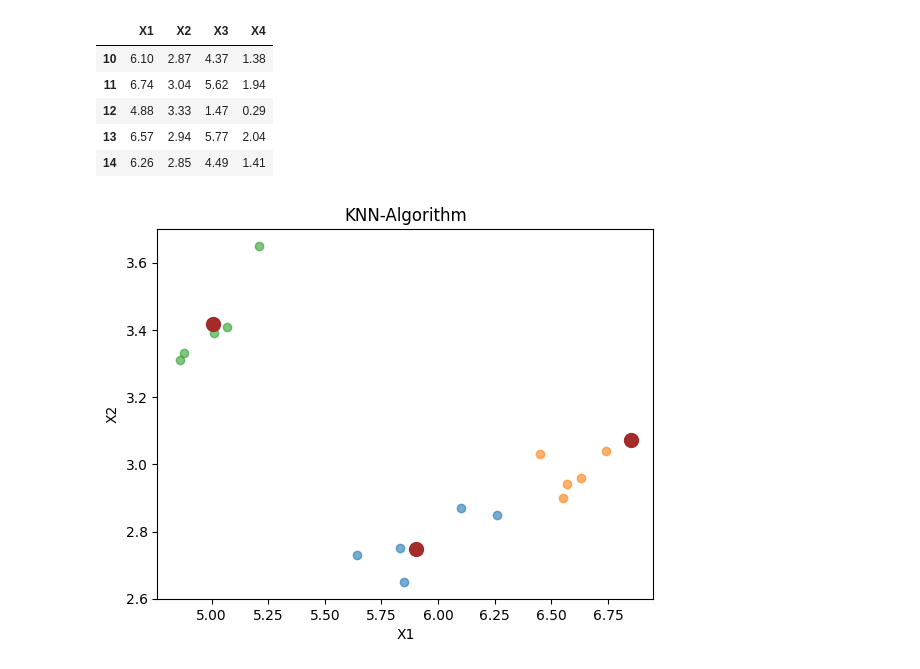
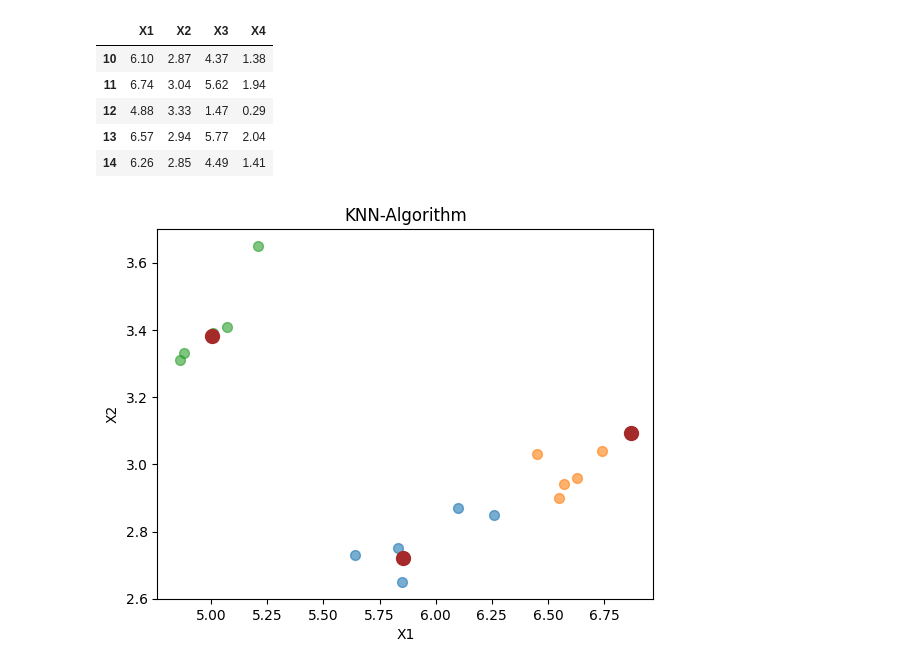
Before and after one commit to chau-doan/Assignment2-datamining, a Jupyter notebook: assignment2.ipynb, the cells around one changed output. Saved outputs shown, nothing was run; the diff lists cells and outputs as text; code cells hidden in the pictures.

```diff
--- a/assignment2.ipynb
+++ b/assignment2.ipynb
@@ -79,7 +79,7 @@ def plot_initial(X, centroids, title):
 def plot(X, centroids, clusters, title):
     plt.figure()
     for k in range(len(centroids)):
-        plt.scatter(X[clusters == k, 0], X[clusters == k, 1], alpha=0.6, label=f'Cluster {k}')
+        plt.scatter(X[clusters == k, 0], X[clusters == k, 1],s = 50, alpha=0.6, label=f'Cluster {k}')
         plt.scatter(centroids[k, 0], centroids[k, 1], s=100, c='brown', label=f'Centroid {k}')
     plt.title(title)
     plt.xlabel('X1')
@@ -126,5 +126 @@ final_centroids, final_labels = kmeans(X, centroids, K)
 np.random.seed(123)
-# %%
-# initial centroid randomly
-centroids = [X[np.random.choice(X.shape[0])]]
-centroids
@@ -160,0 +160,24 @@ for i in range(4):
+# %%
+# K-means function using the revised methods
+def kmeans_pp(X, K, max_iters=5):
+    # initialize centroids using K-means++ logic
+    centroids = initialize_centroids(X, K)
+
+    # iterate over the main K-means loop (starting from iteration 1)
+    for i in range(1, max_iters + 1):
+        # Assign each point to the nearest centroid
+        labels = assign_clusters(X, centroids)
+
+        # recompute centroids by averaging the points in each cluster
+        new_centroids = recompute_centroids(X, labels, K)
+
+        # plot the clusters and centroids for each iteration
+        plot(X, new_centroids, labels, title=f'Iteration {i}')
+
+        # if centroids don't change, break the loop
+        if np.allclose(centroids, new_centroids):
+            print(f"Converged at iteration {i}")
+            break
+        centroids = new_centroids
+
+    return centroids, labels
@@ -187,12 +224,12 @@ dataset.tail()
 X_new = dataset[['X1', 'X2', 'X3', 'X4']].values
 # %%
 # use the final centroids from Question 2
-centroids = np.array(centroids)
+centroids = np.hstack([final_centroids, np.zeros((final_centroids.shape[0], 2))])
 
 # assign the new points to the nearest centroid using KNN classification
 clusters = assign_clusters(X_new, centroids)
 
 # plot
-plot(X_new[:, :2], np.array(centroids[:, :2]), clusters, f'KNN-Algorithm')
+plot(X_new, centroids, clusters, f'KNN-Algorithm')
 # %% [output]
-[figure, old version]
+[figure, new version]
```
Also changed, not shown: parts of 9 cells of this notebook.
